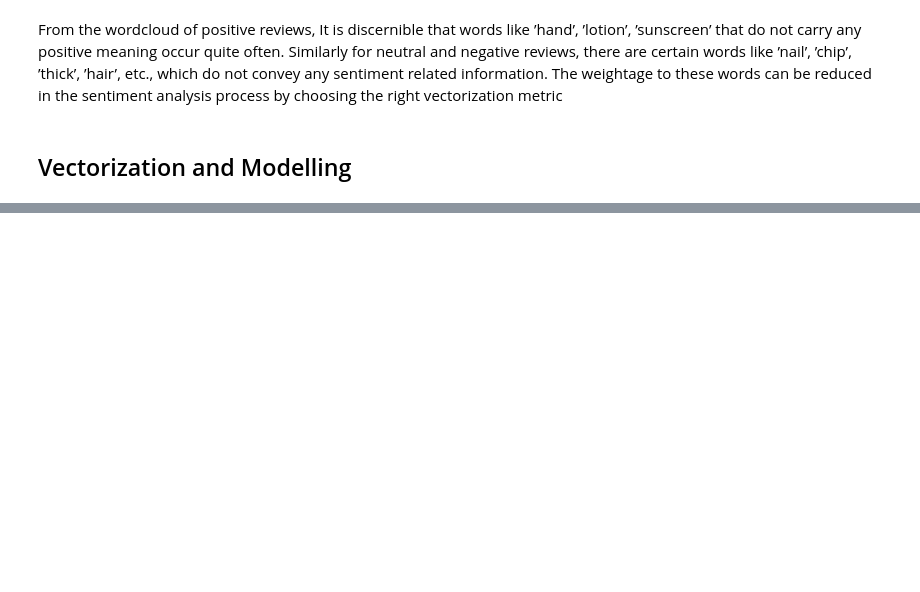
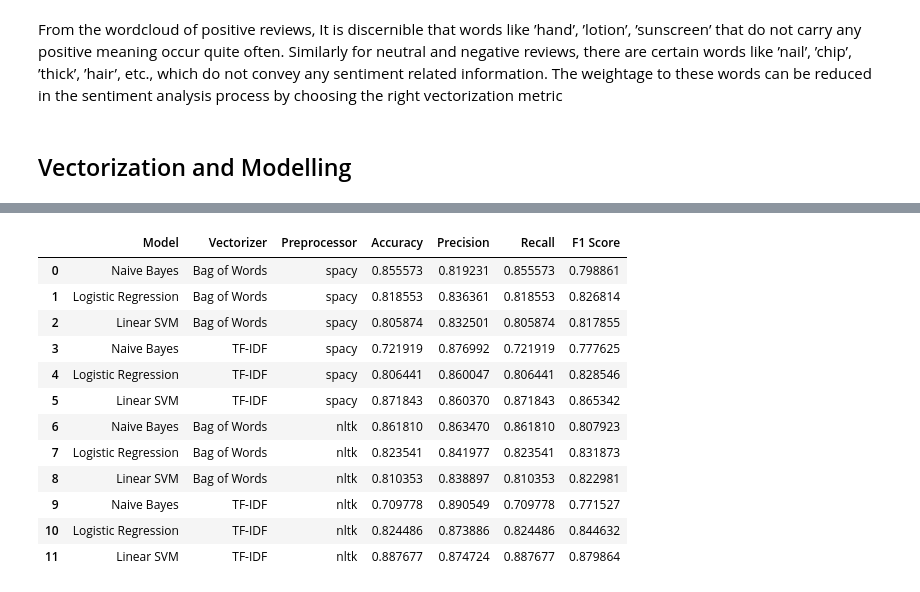
Before and after one commit to dhanavikram/ProductReviewClassification, a Jupyter notebook: main.ipynb, the cells around one changed output, grey strips where cells are left out. Cells and saved outputs as stored; diff of their text form; code cells hidden in the pictures; blank space fills up the shorter version.

Commit message:
updates model.py

```diff
--- a/main.ipynb
+++ b/main.ipynb
@@ -277,0 +326,4 @@ From the wordcloud of positive reviews, It is discernible that words like ’han
+# %%
+spacy_results = run_models(df = undersampled_data, model_lst=model_lst,
+                           vectorizer_lst=vectorizer_lst, name_lst=model_names,
+                           pre_processor='spacy', over_sampling=True)
@@ -277,0 +348,4 @@ From the wordcloud of positive reviews, It is discernible that words like ’han
+# %%
+results = run_models(df = undersampled_data, model_lst=model_lst,
+                     vectorizer_lst=vectorizer_lst, name_lst=model_names,
+                     pre_processor='nltk', over_sampling=True, results=spacy_results)
@@ -277,0 +377,18 @@ From the wordcloud of positive reviews, It is discernible that words like ’han
+# %%
+final_results_df = pd.DataFrame(results)
+# %%
+final_results_df
+# %% [output]
+|  | Model | Vectorizer | Preprocessor | Accuracy | Precision | Recall | F1 Score |
+| 0 | Naive Bayes | Bag of Words | spacy | 0.855573 | 0.819231 | 0.855573 | 0.798861 |
+| 1 | Logistic Regression | Bag of Words | spacy | 0.818553 | 0.836361 | 0.818553 | 0.826814 |
+| 2 | Linear SVM | Bag of Words | spacy | 0.805874 | 0.832501 | 0.805874 | 0.817855 |
+| 3 | Naive Bayes | TF-IDF | spacy | 0.721919 | 0.876992 | 0.721919 | 0.777625 |
+| 4 | Logistic Regression | TF-IDF | spacy | 0.806441 | 0.860047 | 0.806441 | 0.828546 |
+| 5 | Linear SVM | TF-IDF | spacy | 0.871843 | 0.860370 | 0.871843 | 0.865342 |
+| 6 | Naive Bayes | Bag of Words | nltk | 0.861810 | 0.863470 | 0.861810 | 0.807923 |
+| 7 | Logistic Regression | Bag of Words | nltk | 0.823541 | 0.841977 | 0.823541 | 0.831873 |
+| 8 | Linear SVM | Bag of Words | nltk | 0.810353 | 0.838897 | 0.810353 | 0.822981 |
+| 9 | Naive Bayes | TF-IDF | nltk | 0.709778 | 0.890549 | 0.709778 | 0.771527 |
+| 10 | Logistic Regression | TF-IDF | nltk | 0.824486 | 0.873886 | 0.824486 | 0.844632 |
+| 11 | Linear SVM | TF-IDF | nltk | 0.887677 | 0.874724 | 0.887677 | 0.879864 |
```
Also changed, not shown: parts of 12 cells of this notebook, 1 other file.
